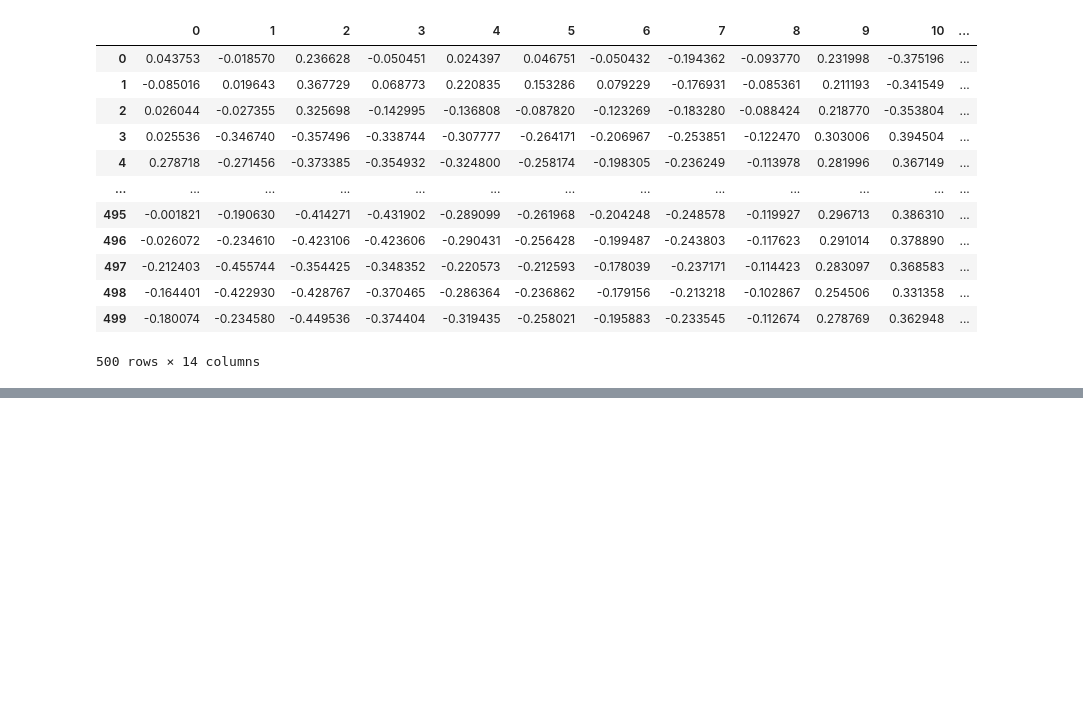
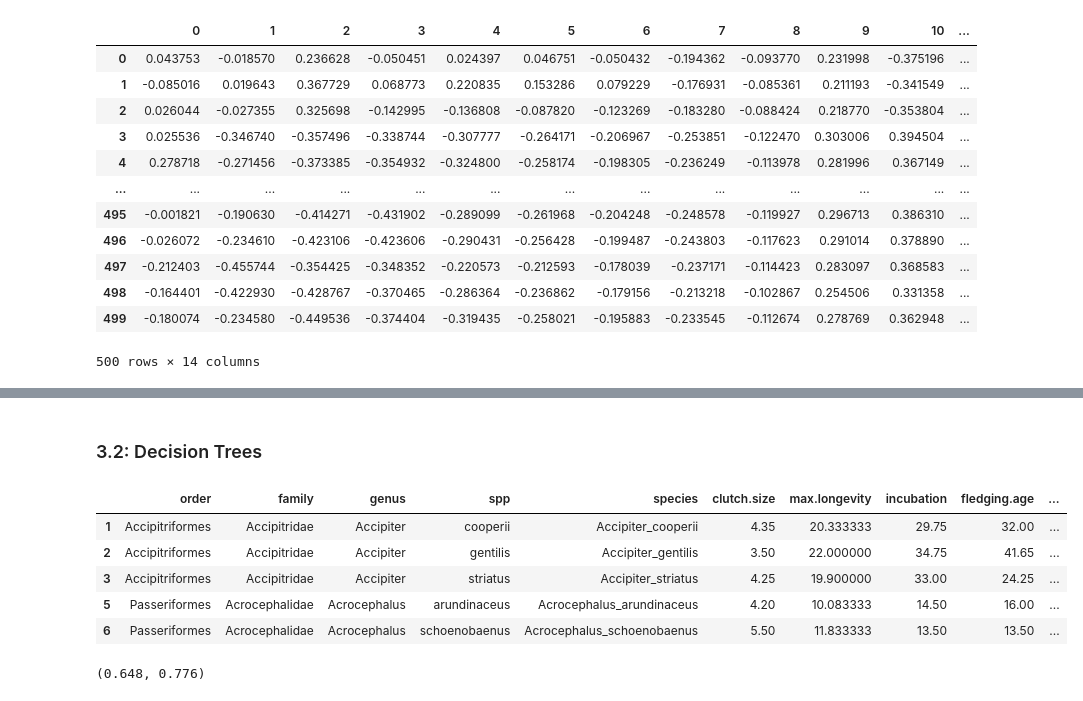
Before and after one commit to arif-cakir/Taxonomical_Classification_of_Bird_Orders, a Jupyter notebook: Final_Project_main.ipynb, the cells around one changed output, grey strips where cells are left out. Cells and saved outputs as stored; diff of their text form; code cells hidden in the pictures; blank space fills up the shorter version.

```diff
--- a/Final_Project_main.ipynb
+++ b/Final_Project_main.ipynb
@@ -221,0 +359,19 @@ sns.scatterplot(x=X[:,0], y=X[:,1], hue=df['order'])
+# %% [markdown]
+### 3.2: Decision Trees
+# %%
+df.head()
+# %% [output]
+|  | order | family | genus | spp | species | clutch.size | max.longevity | incubation | fledging.age | ... |
+| 1 | Accipitriformes | Accipitridae | Accipiter | cooperii | Accipiter_cooperii | 4.35 | 20.333333 | 29.75 | 32.00 | ... |
+| 2 | Accipitriformes | Accipitridae | Accipiter | gentilis | Accipiter_gentilis | 3.50 | 22.000000 | 34.75 | 41.65 | ... |
+| 3 | Accipitriformes | Accipitridae | Accipiter | striatus | Accipiter_striatus | 4.25 | 19.900000 | 33.00 | 24.25 | ... |
+| 5 | Passeriformes | Acrocephalidae | Acrocephalus | arundinaceus | Acrocephalus_arundinaceus | 4.20 | 10.083333 | 14.50 | 16.00 | ... |
+| 6 | Passeriformes | Acrocephalidae | Acrocephalus | schoenobaenus | Acrocephalus_schoenobaenus | 5.50 | 11.833333 | 13.50 | 13.50 | ... |
+# %%
+from sklearn import tree
+decisiontree= tree.DecisionTreeClassifier(criterion='entropy',max_depth=3,random_state=0)
+y = df.iloc[:,0]
+X = df.iloc[:,5:]
+bootstrap(X,y,decisiontree)
+# %% [output]
+(0.648, 0.776)
```
Also changed, not shown: parts of 37 cells of this notebook.
